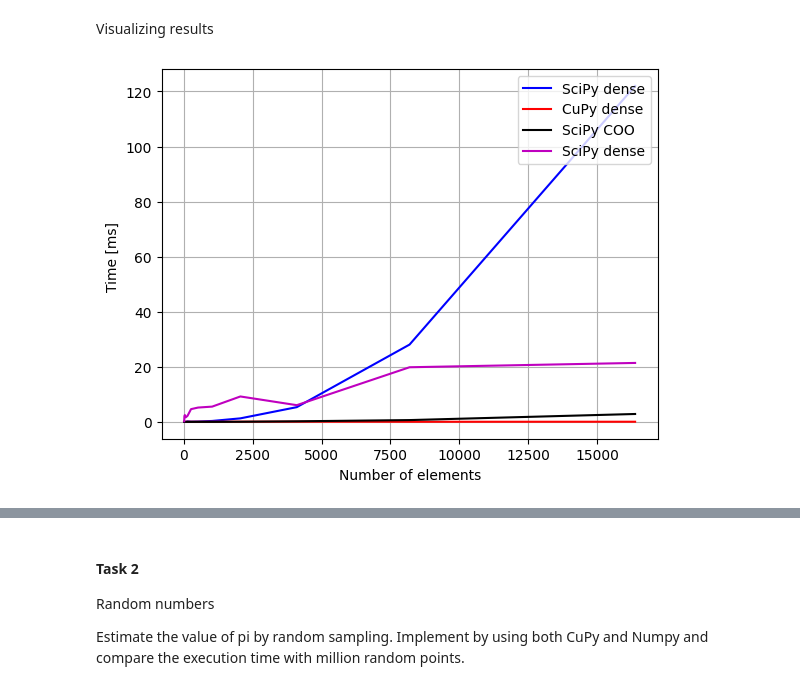
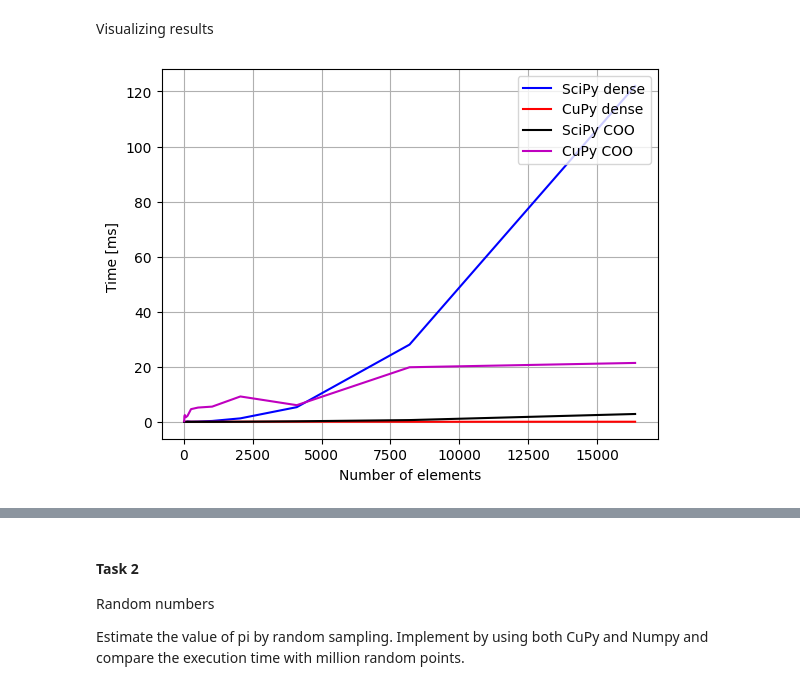
Before and after one commit to Erikkui/GPU-Computing, a Jupyter notebook: GPU_Ex04_Kuitunen.ipynb, the cells around one changed output, grey strips where cells are left out. Saved outputs shown, nothing was run; the diff lists cells and outputs as text; code cells hidden in the pictures.

```diff
--- a/GPU_Ex04_Kuitunen.ipynb
+++ b/GPU_Ex04_Kuitunen.ipynb
@@ -121,14 +121,14 @@ Visualizing results
 # %%
 plt.plot( matrix_sizes, times_sci_dense, 'b', label = "SciPy dense")
 plt.plot( matrix_sizes, times_cupy_dense, 'r', label = "CuPy dense")
 plt.plot( matrix_sizes, times_sci_coo, 'k', label = "SciPy COO")
-plt.plot( matrix_sizes, times_cupy_coo, 'm', label = "SciPy dense")
+plt.plot( matrix_sizes, times_cupy_coo, 'm', label = "CuPy COO")
 
 plt.xlabel( 'Number of elements')
 plt.ylabel( 'Time [ms] ')
 plt.legend( loc = "upper right" )
 plt.grid()
 
 plt.show()
 # %% [output]
-[figure, old version]
+[figure, new version]
```
Also changed, not shown: parts of 1 cell of this notebook.
